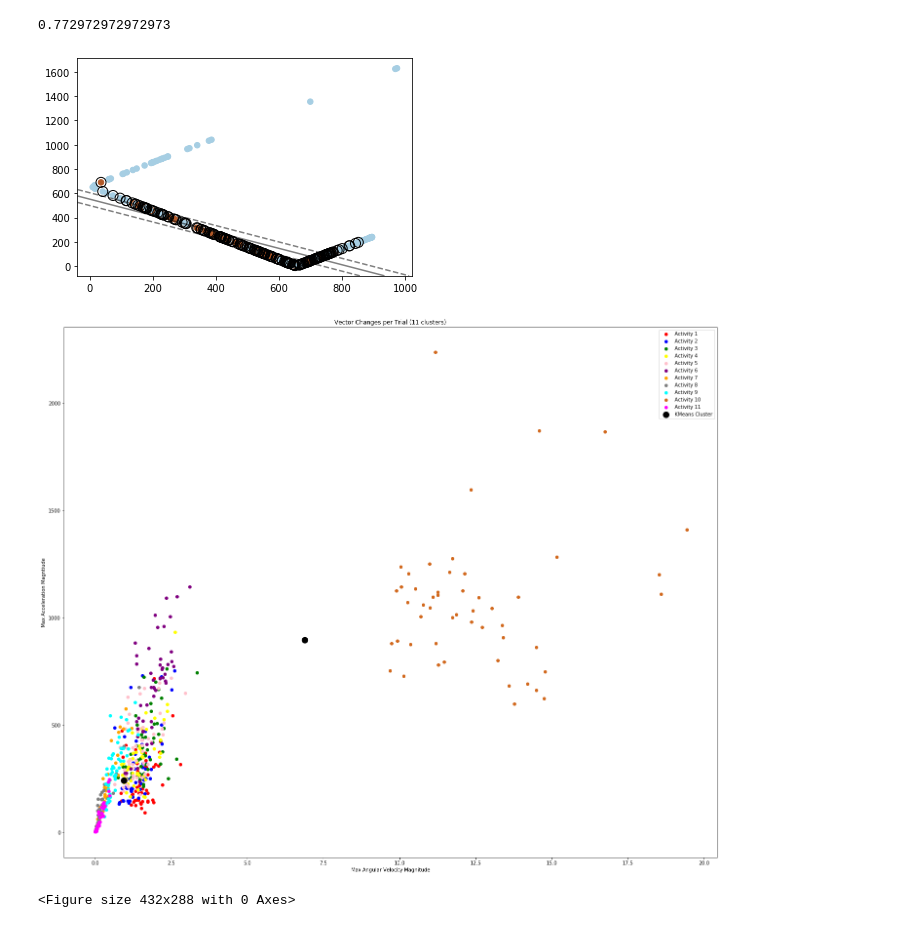
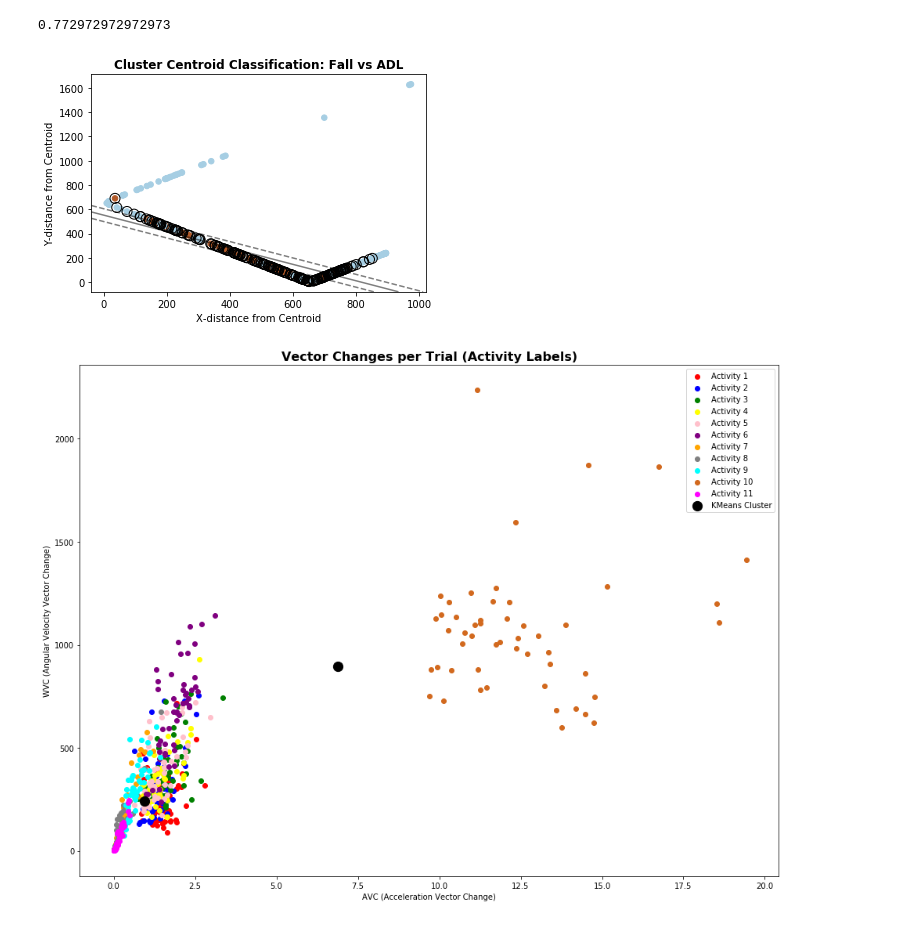
Before and after one commit to mjwolfe91/MSDS_Capstone_JC_AN_MW, a Jupyter notebook: AVC+WVC thresholds.ipynb, the cells around one changed output. Cells and saved outputs as stored; diff of their text form; code cells hidden in the pictures.

```diff
--- a/AVC+WVC thresholds.ipynb
+++ b/AVC+WVC thresholds.ipynb
@@ -328,33 +334,36 @@ print(accuracy_score(y_test, preds))
 # %%
 plt.scatter(X_train[:, 0], X_train[:, 1], c=y_train, s=30, cmap=plt.cm.Paired)
 
 # plot the decision function
 ax = plt.gca()
 xlim = ax.get_xlim()
 ylim = ax.get_ylim()
 
 # create grid to evaluate model
 xx = np.linspace(xlim[0], xlim[1], 30)
 yy = np.linspace(ylim[0], ylim[1], 30)
 YY, XX = np.meshgrid(yy, xx)
 xy = np.vstack([XX.ravel(), YY.ravel()]).T
 Z = svc.decision_function(xy).reshape(XX.shape)
 
 # plot decision boundary and margins
 ax.contour(XX, YY, Z, colors='k', levels=[-1, 0, 1], alpha=0.5,
            linestyles=['--', '-', '--'])
 # plot support vectors
 ax.scatter(svc.support_vectors_[:, 0], svc.support_vectors_[:, 1], s=100,
            linewidth=1, facecolors='none', edgecolors='k')
+plt.title('Cluster Centroid Classification: Fall vs ADL', fontsize=12, fontweight='bold')
+plt.xlabel('X-distance from Centroid')
+plt.ylabel('Y-distance from Centroid')
 plt.show()
 # %% [output]
-[figure, old version]
+[figure, new version]
 # %%
 pipe.set_params(clustering__n_clusters=2,clustering__init='k-means++',clustering__max_iter=300,
                clustering__n_init=10,clustering__random_state=0)
 kmeans = KMeans(n_clusters=2, init='k-means++', max_iter=300, n_init=10, random_state=0)
 pred_y = kmeans.fit_predict(X)
-fig=plt.figure(figsize = (24,20))
+fig=plt.figure(figsize = (16,12))
 
 
 
@@ -370,12 +379,11 @@ plt.scatter(x=X.iloc[:,3][X['Activity']==9], y=X.iloc[:,4][X['Activity']==9], c=
 plt.scatter(x=X.iloc[:,3][X['Activity']==10], y=X.iloc[:,4][X['Activity']==10], c="chocolate", label='Activity 10')
 plt.scatter(x=X.iloc[:,3][X['Activity']==11], y=X.iloc[:,4][X['Activity']==11], c="magenta", label='Activity 11')
 plt.scatter(kmeans.cluster_centers_[:, 3], kmeans.cluster_centers_[:, 4], s=150, c='black', label="KMeans Cluster")
-plt.title("Vector Changes per Trial (11 clusters)")
-plt.xlabel("Max Angular Velocity Magnitude")
-plt.ylabel("Max Acceleration Magntiude")
+plt.title("Vector Changes per Trial (Activity Labels)", fontsize=16, fontweight='bold')
+plt.xlabel("AVC (Acceleration Vector Change)")
+plt.ylabel("WVC (Angular Velocity Vector Change)")
 plt.legend()
 plt.show()
-plt.savefig(r"C:\\Users\\k\\Desktop\\MSDS_Capstone_JC_AN_MW\\output\\"+ "Vector Change Clusters (11)", bbox_inches = 'tight')
+#plt.savefig(r"C:\\Users\\k\\Desktop\\MSDS_Capstone_JC_AN_MW\\output\\"+ "Vector Change Clusters (11)", bbox_inches = 'tight')
 # %% [output]
-[figure, old version]
+[figure, new version]
-<Figure size 432x288 with 0 Axes>
```
Also changed, not shown: parts of 4 cells of this notebook, 1 other file.
